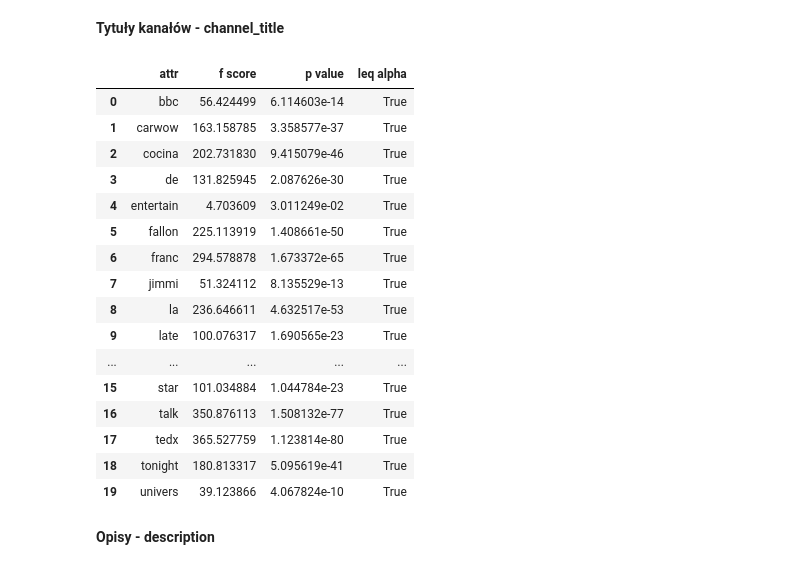
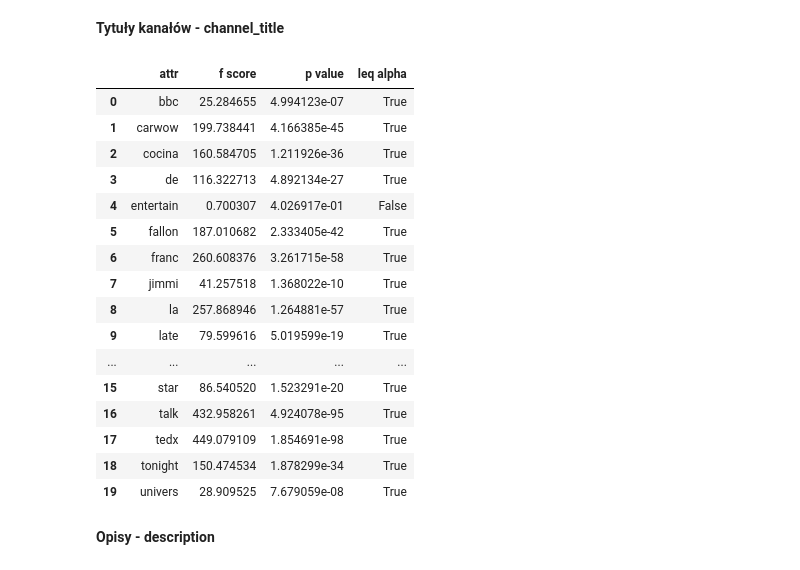
Before and after one commit to DominikKossinski/PED, a Jupyter notebook: notebooks/PED_5.ipynb, the cells around one changed output. Drawn from its saved outputs; the diff is of its cells as text; code cells hidden in the pictures.

```diff
--- a/notebooks/PED_5.ipynb
+++ b/notebooks/PED_5.ipynb
@@ -446,5 +463,7 @@ for i in numeric_attrs:
     f_scores = f_scores.append(pd.DataFrame(
         data={"attr": [i], "f score": [f], "p value": [p], "leq alpha": [p <= alpha]}
     ), ignore_index=True)
+    if p <= alpha and i not in forbidden_attrs:
+        selected_attrs.append(i)
 f_scores
 # %% [output]
@@ -466,14 +485,16 @@ title_len: f_score = 242.3279846914398 p_value = 2.775780023771616e-54
 
 Liczone są analogicznie jak poprzednich etapach. Najpierw wczytywane są już przeliczone dane, a następnie za pomocą anovy liczona jest istotność statystyczna.
 # %%
-images_data_cols = ["gray_mean_score","color_mean_score", "gray_hist_score", "red_hist_score", "green_hist_score", "blue_hist_score",
+images_data_cols = ["gray_mean_score", "color_mean_score", "gray_hist_score", "red_hist_score", "green_hist_score",
+                    "blue_hist_score",
                     "edges_score", "entropy_score"]
-gb_videos_img, us_videos_img = load_csv("ped3_data")
-trending_videos_img = pd.concat([gb_videos_img, us_videos_img])
 
 non_trending_videos_img = load_csv("images_data_non_trending")[0]
+
+for col in images_data_cols:
+    non_trending_videos[col] = non_trending_videos_img[col].reset_index(drop=True)
 # %%
-data_set = [trending_videos_img, non_trending_videos_img]
+data_set = [trending_videos, non_trending_videos_img]
 
 f_scores_img = pd.DataFrame()
 alpha = 0.05
@@ -482,6 +503,8 @@ for i in images_data_cols:
     f_scores_img = f_scores_img.append(pd.DataFrame(
         data={"attr": [i], "f score": [f], "p value": [p], "leq alpha": [p <= alpha]}
     ), ignore_index=True)
+    if p <= alpha and i not in forbidden_attrs:
+        selected_attrs.append(i)
 f_scores_img
 # %% [output]
 gray_mean_score: f_score = 0.6400092405816675 p_value = 0.42371873053362397
@@ -511,6 +534,9 @@ n_features = 20
 title_tfidf, f_names = add_tfidf_args("title", n_features)
 trending_tfidf = title_tfidf[:len(trending_videos)]
 non_trending_tfidf = title_tfidf[len(trending_videos):]
+for i, name in enumerate(f_names):
+    trending_videos[f"title_tfidf_{name}"] = trending_tfidf[i]
+    non_trending_videos[f"title_tfidf_{name}"] = non_trending_tfidf[i]
 
 f_scores = pd.DataFrame()
 for i in range(n_features):
@@ -521,6 +547,8 @@ for i in range(n_features):
     f_scores = f_scores.append(pd.DataFrame(
         data={"attr": [f_names[i]], "f score": [f_score], "p value": [p_value], "leq alpha": [p_value <= alpha]}
     ), ignore_index=True)
+    if p_value <= alpha and i not in forbidden_attrs:
+        selected_attrs.append(f"title_tfidf_{f_names[i]}")
 f_scores
 # %% [output]
 |  | attr | f score | p value | leq alpha |
@@ -545,36 +573,43 @@ f_scores
 # %%
 channel_title_tfidf, f_names = add_tfidf_args("channel_title", n_features)
 trending_tfidf = channel_title_tfidf[:len(trending_videos)]
 non_trending_tfidf = channel_title_tfidf[len(trending_videos):]
+
+for i, name in enumerate(f_names):
+    trending_videos[f"channel_title_tfidf_{name}"] = trending_tfidf[i]
+    non_trending_videos[f"channel_title_tfidf_{name}"] = non_trending_tfidf[i]
+
 
 f_scores = pd.DataFrame()
 for i in range(n_features):
     data_set = [trending_tfidf[i], non_trending_tfidf[i]]
     f_score, p_value = stats.f_oneway(
         *data_set
     )
     f_scores = f_scores.append(pd.DataFrame(
         data={"attr": [f_names[i]], "f score": [f_score], "p value": [p_value], "leq alpha": [p_value <= alpha]}
     ), ignore_index=True)
+    if p_value <= alpha and i not in forbidden_attrs:
+        selected_attrs.append(f"channel_title_tfidf_{f_names[i]}")
 f_scores
 # %% [output]
 |  | attr | f score | p value | leq alpha |
-| 0 | bbc | 56.424499 | 6.114603e-14 | True |
-| 1 | carwow | 163.158785 | 3.358577e-37 | True |
-| 2 | cocina | 202.731830 | 9.415079e-46 | True |
-| 3 | de | 131.825945 | 2.087626e-30 | True |
-| 4 | entertain | 4.703609 | 3.011249e-02 | True |
-| 5 | fallon | 225.113919 | 1.408661e-50 | True |
-| 6 | franc | 294.578878 | 1.673372e-65 | True |
-| 7 | jimmi | 51.324112 | 8.135529e-13 | True |
-| 8 | la | 236.646611 | 4.632517e-53 | True |
-| 9 | late | 100.076317 | 1.690565e-23 | True |
+| 0 | bbc | 25.284655 | 4.994123e-07 | True |
+| 1 | carwow | 199.738441 | 4.166385e-45 | True |
+| 2 | cocina | 160.584705 | 1.211926e-36 | True |
+| 3 | de | 116.322713 | 4.892134e-27 | True |
+| 4 | entertain | 0.700307 | 4.026917e-01 | False |
+| 5 | fallon | 187.010682 | 2.333405e-42 | True |
+| 6 | franc | 260.608376 | 3.261715e-58 | True |
+| 7 | jimmi | 41.257518 | 1.368022e-10 | True |
+| 8 | la | 257.868946 | 1.264881e-57 | True |
+| 9 | late | 79.599616 | 5.019599e-19 | True |
 | ... | ... | ... | ... | ... |
-| 15 | star | 101.034884 | 1.044784e-23 | True |
-| 16 | talk | 350.876113 | 1.508132e-77 | True |
-| 17 | tedx | 365.527759 | 1.123814e-80 | True |
-| 18 | tonight | 180.813317 | 5.095619e-41 | True |
-| 19 | univers | 39.123866 | 4.067824e-10 | True |
+| 15 | star | 86.540520 | 1.523291e-20 | True |
+| 16 | talk | 432.958261 | 4.924078e-95 | True |
+| 17 | tedx | 449.079109 | 1.854691e-98 | True |
+| 18 | tonight | 150.474534 | 1.878299e-34 | True |
+| 19 | univers | 28.909525 | 7.679059e-08 | True |
 # %% [markdown]
 **Opisy - description**
 # %%
```
Also changed, not shown: parts of 10 cells of this notebook, 1 other file.
